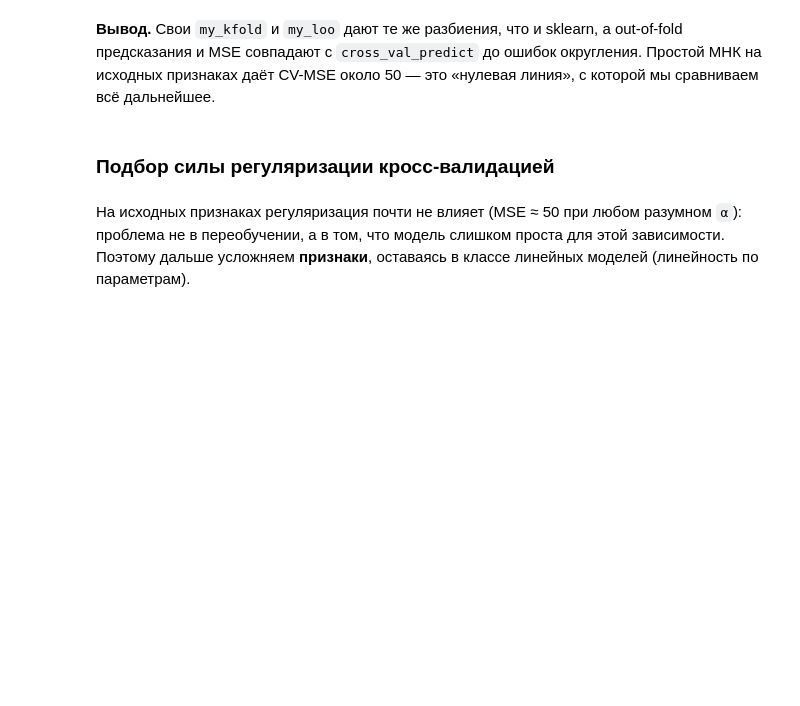
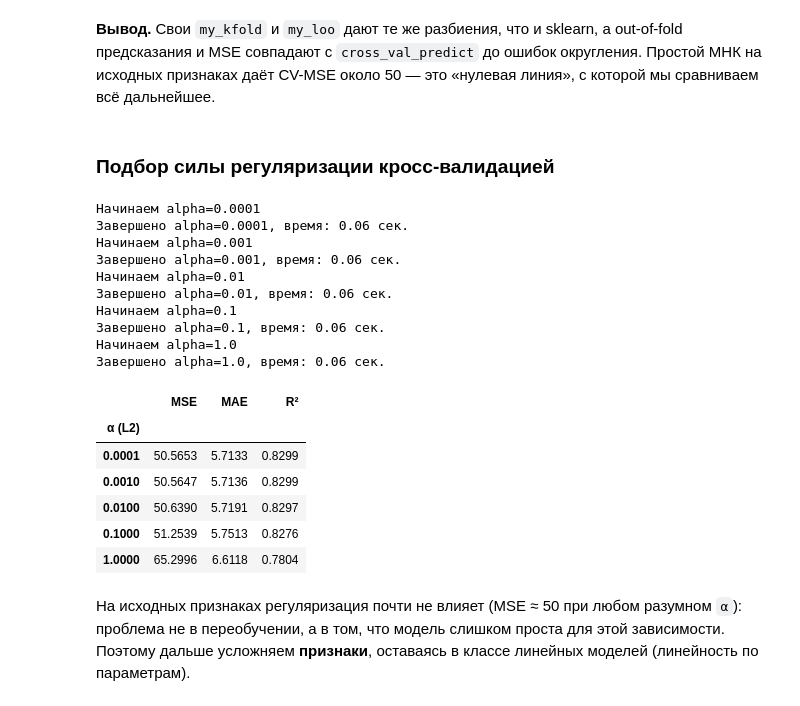
Before and after one commit to kriasa/ML, a Jupyter notebook: LABS/lr_1/lab1_full.ipynb, the cells around one changed output. Drawn from its saved outputs; the diff is of its cells as text; code cells hidden in the pictures; blank space fills up the shorter version.

```diff
--- a/LABS/lr_1/lab1_full.ipynb
+++ b/LABS/lr_1/lab1_full.ipynb
@@ -521,11 +623,44 @@ CV-MSE около 50 — это «нулевая линия», с которой
 # %% [markdown]
 ### Подбор силы регуляризации кросс-валидацией
 # %%
+import time
+
 rows = []
+splits = list(my_kfold(n, 5, True, 42))
+
 for a in [1e-4, 1e-3, 1e-2, 1e-1, 1.0]:
-    p = my_cv_predict(lambda: MyLinearRegression("analytic", "l2", a), X_all, y_all, my_kfold(n, 5, True, 42))
+    start = time.perf_counter()
+    print(f"Начинаем alpha={a}", flush=True)
+
+    p = my_cv_predict(
+        lambda: MyLinearRegression("analytic", "l2", a),
+        X_all, y_all, splits
+    )
+
+    elapsed = time.perf_counter() - start
+    print(f"Завершено alpha={a}, время: {elapsed:.2f} сек.", flush=True)
+
     rows.append({"α (L2)": a, **cv_scores(y_all, p)})
+
 pd.DataFrame(rows).set_index("α (L2)").round(4)
+# %% [output]
+Начинаем alpha=0.0001
+Завершено alpha=0.0001, время: 0.06 сек.
+Начинаем alpha=0.001
+Завершено alpha=0.001, время: 0.06 сек.
+Начинаем alpha=0.01
+Завершено alpha=0.01, время: 0.06 сек.
+Начинаем alpha=0.1
+Завершено alpha=0.1, время: 0.06 сек.
+Начинаем alpha=1.0
+Завершено alpha=1.0, время: 0.06 сек.
+|  | MSE | MAE | R² |
+| α (L2) |  |  |  |
+| 0.0001 | 50.5653 | 5.7133 | 0.8299 |
+| 0.0010 | 50.5647 | 5.7136 | 0.8299 |
+| 0.0100 | 50.6390 | 5.7191 | 0.8297 |
+| 0.1000 | 51.2539 | 5.7513 | 0.8276 |
+| 1.0000 | 65.2996 | 6.6118 | 0.7804 |
 # %% [markdown]
 На исходных признаках регуляризация почти не влияет (MSE ≈ 50 при любом разумном `α`): проблема не в переобучении,
 а в том, что модель слишком проста для этой зависимости. Поэтому дальше усложняем **признаки**, оставаясь в классе
```
Also changed, not shown: parts of 20 cells of this notebook, 4 other files.
